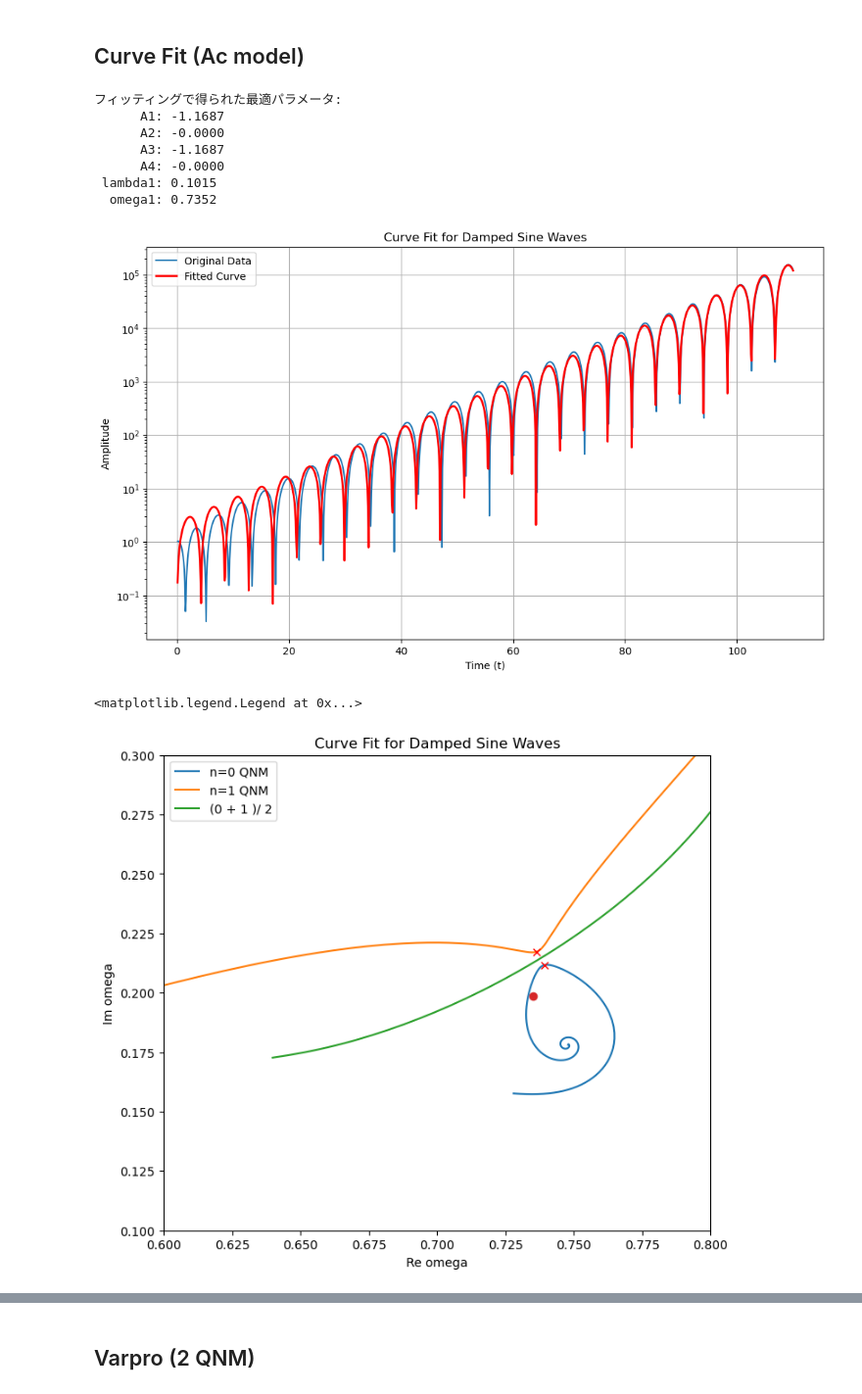
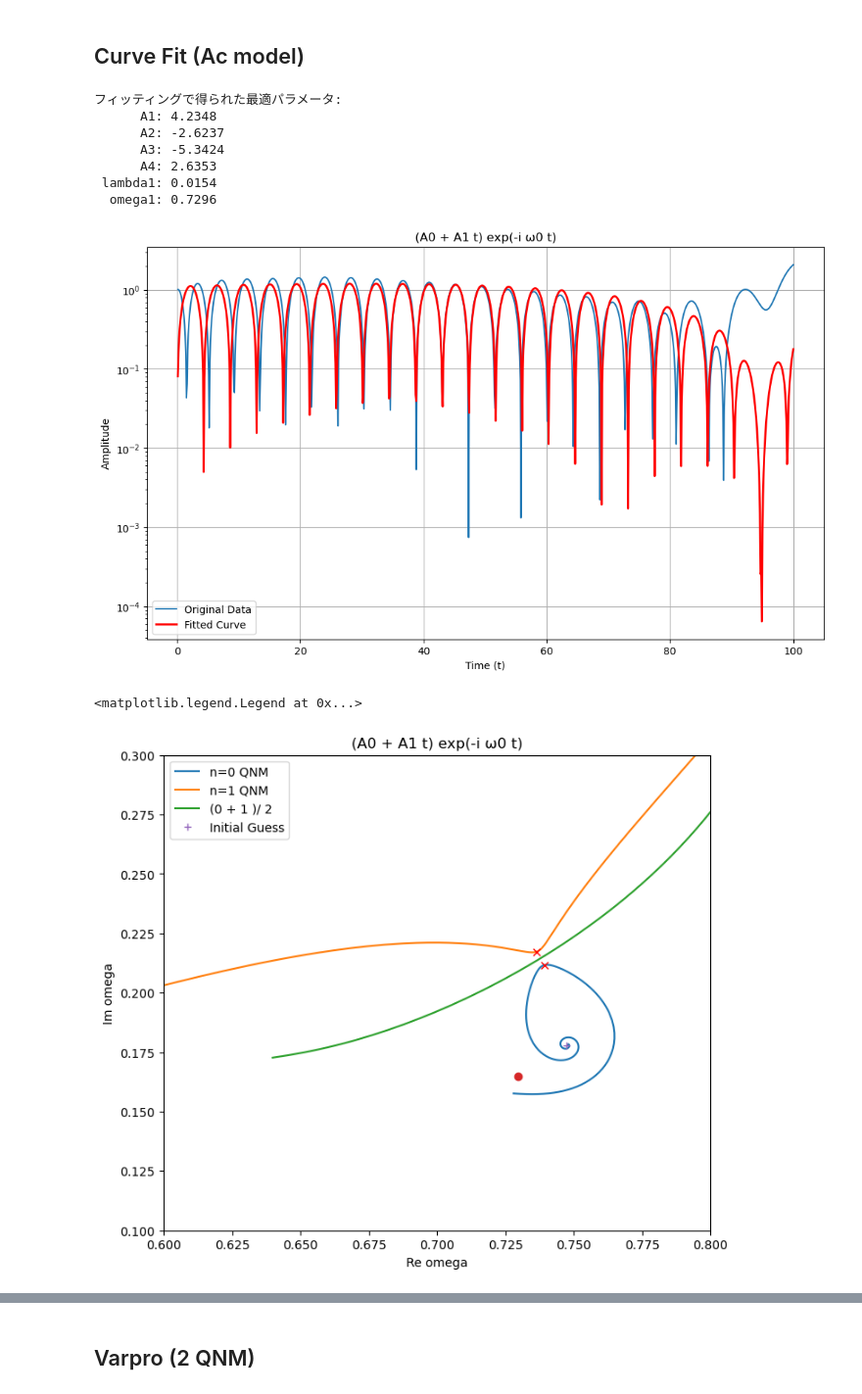
Before and after one commit to keiichirokubota/varpro, a Jupyter notebook: varpro.ipynb, the cells around one changed output, grey strips where cells are left out. Shown at 98% size. Drawn from its saved outputs; the diff is of its cells as text; code cells hidden in the pictures.

```diff
--- a/varpro.ipynb
+++ b/varpro.ipynb
@@ -123,7 +175,7 @@ try:
     plt.figure(figsize=(12, 7))
     plt.semilogy(t_data, np.abs(y_data), label='Original Data')
     plt.semilogy(t_data, np.abs(fit_func(t_data, *popt)), label='Fitted Curve', color='red', linewidth=2)
-    plt.title('Curve Fit for Damped Sine Waves')
+    plt.title('A0 exp(-i ω0 t) + A1 exp(-i ω1 t)')
     plt.xlabel('Time (t)')
     plt.ylabel('Amplitude')
     plt.legend()
@@ -145,7 +197,7 @@ plt.plot([0.7391984327078, 0.736312554], [0.2116451411183, 0.217234709569], 'x',
 plt.plot([initial_guess[2], initial_guess[6]], [-initial_guess[1], -initial_guess[6]], '+')
 plt.xlim(0.6, 0.8)
 plt.ylim(0.10, 0.3)
-plt.title(f'Curve Fit for Damped Sine Waves')
+plt.title(f'A0 exp(-i ω0 t) + A1 exp(-i ω1 t)')
 plt.xlabel('Re omega')
 plt.ylabel('Im omega')
 plt.legend()
@@ -242,7 +294,7 @@ for i in range(num_frames):
         plt.plot([initial_guess[2], initial_guess[6]], [-initial_guess[1], -initial_guess[6]], '+', label='Initial Guess')
         plt.xlim(0.6, 0.8)
         plt.ylim(0.10, 0.3)
-        plt.title(f'Curve Fit for Damped Sine Waves - t_i = {t_data[deltai*i]}')
+        plt.title(f'A0 exp(-i ω0 t) + A1 exp(-i ω1 t), t_i = {t_data[deltai*i]}')
         plt.xlabel('Re omega')
         plt.ylabel('Im omega')
         plt.legend(loc='upper right')
@@ -383,7 +447,7 @@ try:
     plt.figure(figsize=(12, 7))
     plt.semilogy(t_data, np.abs(y_data), label='Original Data')
     plt.semilogy(t_data, np.abs(fit_func(t_data, *popt)), label='Fitted Curve', color='red', linewidth=2)
-    plt.title('Curve Fit for Damped Sine Waves')
+    plt.title('A0 t exp(-i ω0 t)')
     plt.xlabel('Time (t)')
     plt.ylabel('Amplitude')
     plt.legend()
@@ -402,6 +466,7 @@ plt.plot(reqnmn1_data, imqnmn1_data, label='n=1 QNM')
 plt.plot(reqnmn01average_data, imqnmn01average_data, label="(0 + 1 )/ 2")
 plt.plot(reqnm, imqnm, 'o')
 plt.plot([0.7391984327078, 0.736312554], [0.2116451411183, 0.217234709569], 'x', c='red')
+plt.plot([initial_guess[3]], [-initial_guess[2] + damping_factor], '+', label='Initial Guess')
 plt.xlim(0.6, 0.8)
 plt.ylim(0.10, 0.3)
 plt.title(f'Curve Fit for Damped Sine Waves')
@@ -487,10 +552,10 @@ for i in range(num_frames):
         plt.plot(reqnmn1_data, imqnmn1_data, label='n=1 QNM')
         plt.plot(reqnmn01average_data, imqnmn01average_data, label="(0 + 1 )/ 2")
         plt.plot([0.7391984327078, 0.736312554], [0.2116451411183, 0.217234709569], 'x', c='red')
-        plt.plot([initial_guess[3]], [-initial_guess[2] + damping_factor], '+')
+        plt.plot([initial_guess[3]], [-initial_guess[2] + damping_factor], '+', label='Initial Guess')
         plt.xlim(0.6, 0.8)
         plt.ylim(0.10, 0.3)
-        plt.title(f'Curve Fit for Damped Sine Waves - t_i = {t_data[deltai*i]}')
+        plt.title(f'A0 t exp(-i ω0 t), t_i = {t_data[deltai*i]}')
         plt.xlabel('Re omega')
         plt.ylabel('Im omega')
         # plt.xlim(0.72, 0.77)
@@ -612,10 +677,10 @@ initial_guess = [
     1.0,  # A2
     1.0,  # A3
     1.0,  # A4
-    - (0.21443992534365 - damping_factor), # lambda1
-    0.737755493353,  # omega1
-    # - ( 0.1779 - damping_factor), # lambda1
-    # 0.74734  # omega1
+    # - (0.21443992534365 - damping_factor), # lambda1
+    # 0.737755493353,  # omega1
+    - ( 0.1779 - damping_factor), # lambda1
+    0.74734  # omega1
 ]
 
 # パラメータの境界 (bounds) を設定 (オプションですが推奨)
@@ -644,44 +709,45 @@ try:
 
     # --- 4. 結果のプロット ---
     plt.figure(figsize=(12, 7))
     plt.semilogy(t_data, np.abs(y_data), label='Original Data')
     plt.semilogy(t_data, np.abs(fit_func(t_data, *popt)), label='Fitted Curve', color='red', linewidth=2)
-    plt.title('Curve Fit for Damped Sine Waves')
+    plt.title('(A0 + A1 t) exp(-i ω0 t)')
     plt.xlabel('Time (t)')
     plt.ylabel('Amplitude')
     plt.legend()
     plt.grid(True)
     plt.show()
 
 except RuntimeError as e:
     print(f"フィッティングに失敗しました: {e}")
     print("初期推測値(p0)や境界(bounds)を見直してください。")
 
 reqnm = [abs(popt[5])]
 imqnm = [abs(popt[4]-damping_factor)]
 fig=  plt.figure(figsize=(8, 7))
 plt.plot(reqnmn0_data, imqnmn0_data, label='n=0 QNM')
 plt.plot(reqnmn1_data, imqnmn1_data, label='n=1 QNM')
 plt.plot(reqnmn01average_data, imqnmn01average_data, label="(0 + 1 )/ 2")
 plt.plot(reqnm, imqnm, 'o')
 plt.plot([0.7391984327078, 0.736312554], [0.2116451411183, 0.217234709569], 'x', c='red')
+plt.plot([initial_guess[5]], [-initial_guess[4] + damping_factor], '+', label='Initial Guess')
 plt.xlim(0.6, 0.8)
 plt.ylim(0.10, 0.3)
-plt.title(f'Curve Fit for Damped Sine Waves')
+plt.title(f'(A0 + A1 t) exp(-i ω0 t)')
 plt.xlabel('Re omega')
 plt.ylabel('Im omega')
 plt.legend()
 # %% [output]
 フィッティングで得られた最適パラメータ:
-      A1: -1.1687
-      A2: -0.0000
-      A3: -1.1687
-      A4: -0.0000
- lambda1: 0.1015
-  omega1: 0.7352
+      A1: 4.2348
+      A2: -2.6237
+      A3: -5.3424
+      A4: 2.6353
+ lambda1: 0.0154
+  omega1: 0.7296
-[figure, old version]
+[figure, new version]
 <matplotlib.legend.Legend at 0x...>
-[figure, old version]
+[figure, new version]
 # %%
 import matplotlib.pyplot as plt
 import numpy as np
```
Also changed, not shown: parts of 9 cells of this notebook, 9 other files.
